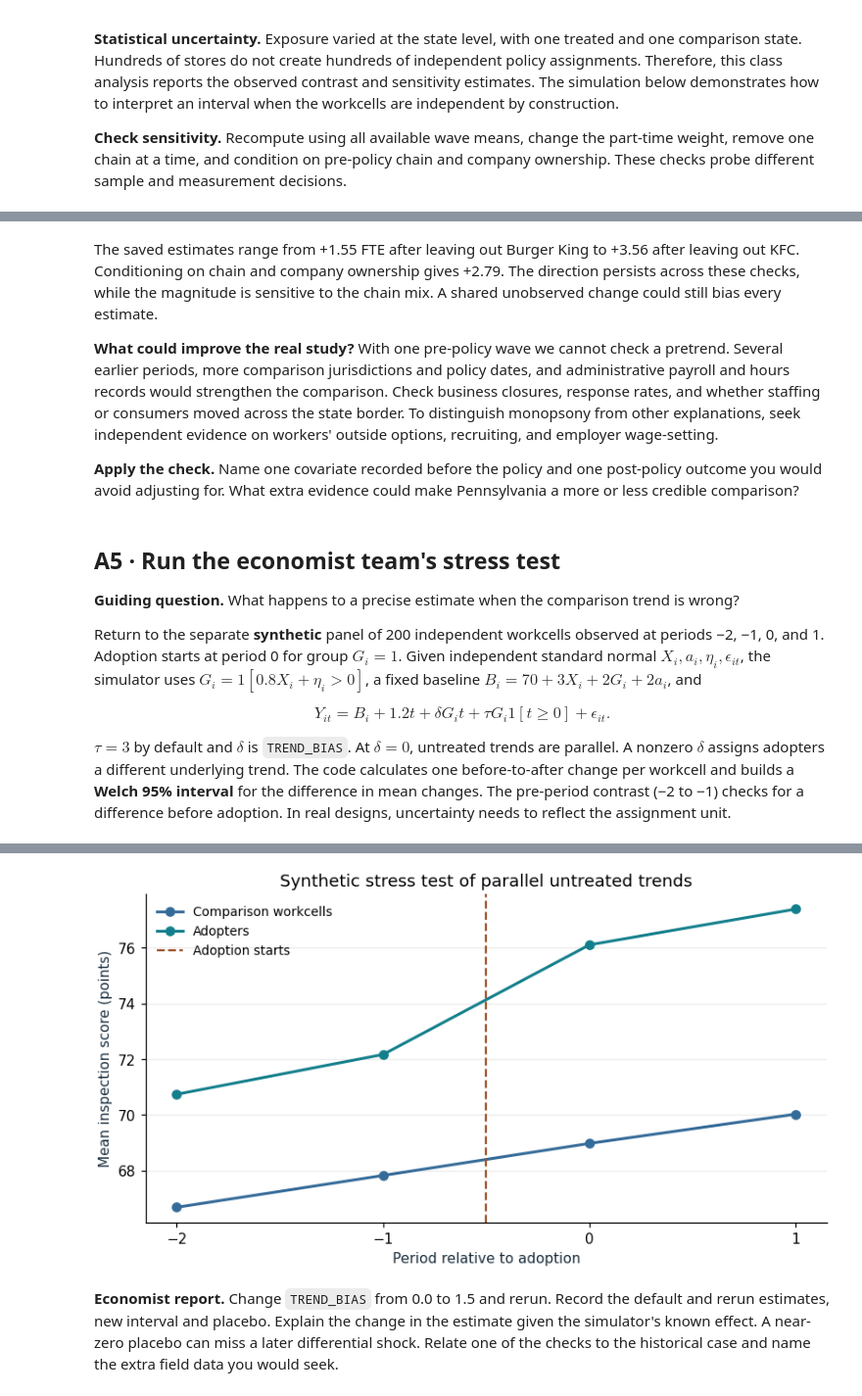
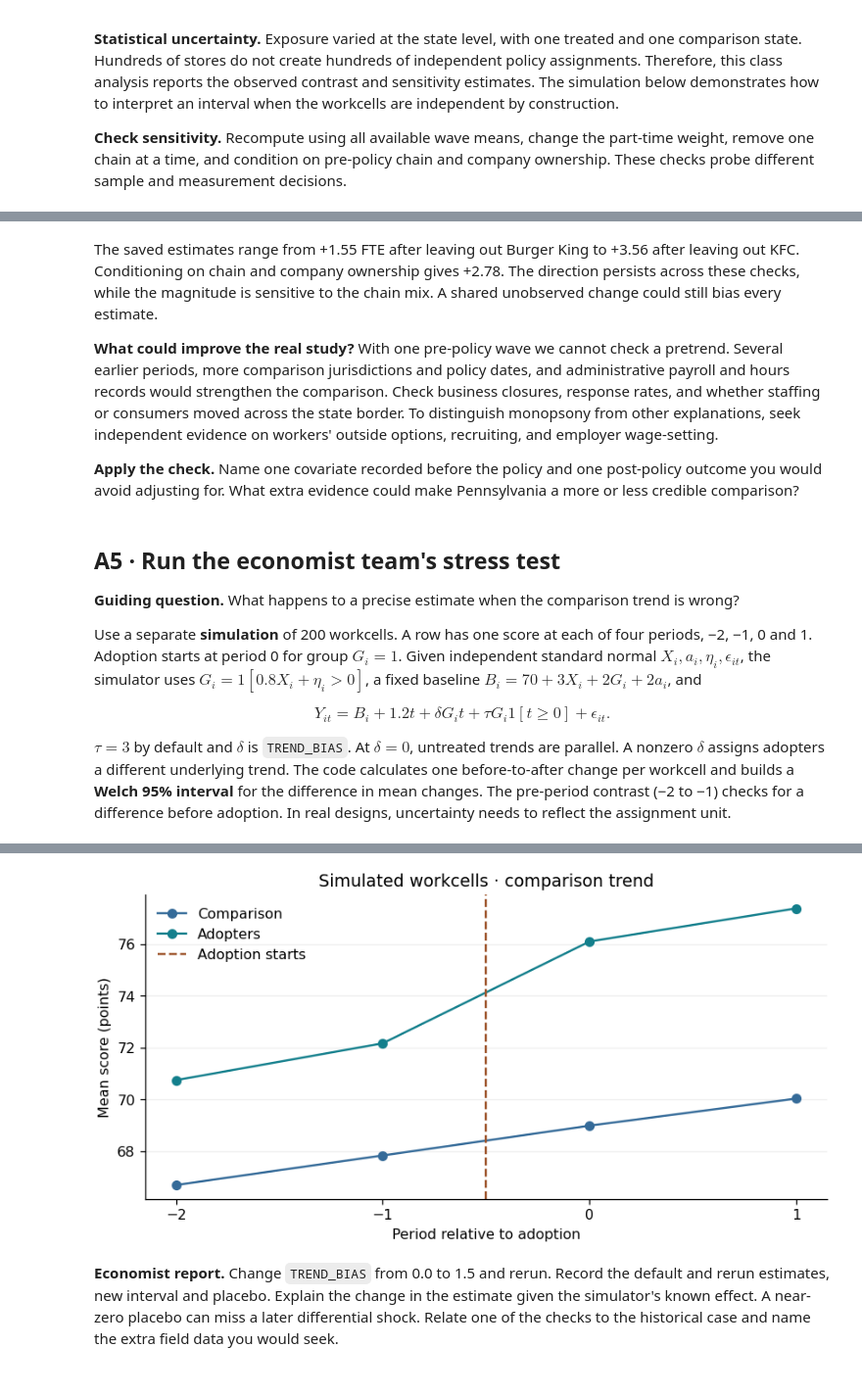
Before and after one commit to sunshineluyao/ml4ss, a Jupyter notebook: modules/05-causal-inference/week04_causal_ml.ipynb, the cells around one changed output, grey strips where cells are left out. Shown at 98% size. Drawn from its saved outputs; the diff is of its cells as text; code cells hidden in the pictures.

```diff
--- a/modules/05-causal-inference/week04_causal_ml.ipynb
+++ b/modules/05-causal-inference/week04_causal_ml.ipynb
@@ -269,5 +241,5 @@ Adjust for baseline chain and company ownership                      2.78
 # %% [markdown]
-The saved estimates range from +1.55 FTE after leaving out Burger King to +3.56 after leaving out KFC. Conditioning on chain and company ownership gives +2.79. The direction persists across these checks, while the magnitude is sensitive to the chain mix. A shared unobserved change could still bias every estimate.
+The saved estimates range from +1.55 FTE after leaving out Burger King to +3.56 after leaving out KFC. Conditioning on chain and company ownership gives +2.78. The direction persists across these checks, while the magnitude is sensitive to the chain mix. A shared unobserved change could still bias every estimate.
 
 **What could improve the real study?** With one pre-policy wave we cannot check a pretrend. Several earlier periods, more comparison jurisdictions and policy dates, and administrative payroll and hours records would strengthen the comparison. Check business closures, response rates, and whether staffing or consumers moved across the state border. To distinguish monopsony from other explanations, seek independent evidence on workers' outside options, recruiting, and employer wage-setting.
 
@@ -277,7 +249,7 @@ The saved estimates range from +1.55 FTE after leaving out Burger King to +3.56
 
 **Guiding question.** What happens to a precise estimate when the comparison trend is wrong?
 
-Return to the separate **synthetic** panel of 200 independent workcells observed at periods −2, −1, 0, and 1. Adoption starts at period 0 for group $G_i=1$. Given independent standard normal $X_i,a_i,\eta_i,\epsilon_{it}$, the simulator uses $G_i=1[0.8X_i+\eta_i>0]$, a fixed baseline $B_i=70+3X_i+2G_i+2a_i$, and
+Use a separate **simulation** of 200 workcells. A row has one score at each of four periods, −2, −1, 0 and 1. Adoption starts at period 0 for group $G_i=1$. Given independent standard normal $X_i,a_i,\eta_i,\epsilon_{it}$, the simulator uses $G_i=1[0.8X_i+\eta_i>0]$, a fixed baseline $B_i=70+3X_i+2G_i+2a_i$, and
 
 $$Y_{it}=B_i+1.2t+\delta G_i t+\tau G_i1[t\geq0]+\epsilon_{it}.$$
 
@@ -285,53 +257,40 @@ $\tau=3$ by default and $\delta$ is `TREND_BIAS`. At $\delta=0$, untreated trend
 # %%
 rng = np.random.default_rng(SEED)
 n_cells = 200
-mix, baseline_shock, adopt_shock = rng.standard_normal((3, n_cells))
-group = (0.8 * mix + adopt_shock > 0).astype(int)
-base = 70 + 3 * mix + 2 * group + 2 * baseline_shock
-times = np.array([-2, -1, 0, 1])
-period_shock = rng.standard_normal((n_cells, len(times)))
-y_panel = (base[:, None] + 1.2 * times + TREND_BIAS * group[:, None] * times
-           + TRUE_EFFECT * group[:, None] * (times >= 0) + period_shock)
-panel = pd.DataFrame({
-    "cell": np.repeat(np.arange(n_cells), len(times)),
-    "period": np.tile(times, n_cells),
-    "adopter": np.repeat(group, len(times)),
-    "active": (group[:, None] * (times >= 0)).ravel(),
-    "score": y_panel.ravel(),
-})
-print("Panel sample · one row per workcell and period")
+mix, baseline_noise, adoption_noise = rng.standard_normal((3, n_cells))
+adopter = (0.8 * mix + adoption_noise > 0).astype(int)
+baseline = 70 + 3 * mix + 2 * adopter + 2 * baseline_noise
+periods = np.array([-2, -1, 0, 1])
+noise = rng.standard_normal((n_cells, len(periods)))
+scores = (baseline[:, None] + 1.2 * periods + TREND_BIAS * adopter[:, None] * periods
+          + TRUE_EFFECT * adopter[:, None] * (periods >= 0) + noise)
+panel = pd.DataFrame(scores, columns=periods).assign(adopter=adopter)
+print("Each row is a workcell. Columns −2 through 1 are its scores by period.")
 print(panel.head().round(2).to_string(index=False))
 
 
-def mean_change_difference(first, second):
-    before, after = list(times).index(first), list(times).index(second)
-    changes = y_panel[:, after] - y_panel[:, before]
-    adopters = changes[group == 1]
-    comparisons = changes[group == 0]
-    estimate = adopters.mean() - comparisons.mean()
-    av, cv = adopters.var(ddof=1) / len(adopters), comparisons.var(ddof=1) / len(comparisons)
-    dof = (av + cv)**2 / (av**2 / (len(adopters) - 1) + cv**2 / (len(comparisons) - 1))
-    margin = stats.t.ppf(0.975, dof) * np.sqrt(av + cv)
-    return estimate, estimate - margin, estimate + margin
+def change_contrast(before, after):
+    changes = panel[after] - panel[before]
+    treated, comparison = changes[panel.adopter == 1], changes[panel.adopter == 0]
+    interval = stats.ttest_ind(treated, comparison, equal_var=False).confidence_interval()
+    return treated.mean() - comparison.mean(), interval.low, interval.high
 
 
-did = mean_change_difference(-1, 0)
-placebo = mean_change_difference(-2, -1)
-panel_means = panel.pivot_table(index="period", columns="adopter", values="score")
-print("\nGroup means · score points")
-print(panel_means.rename(columns={0:"Comparison", 1:"Adopters"}).round(2).to_string())
+did = change_contrast(-1, 0)
+placebo = change_contrast(-2, -1)
 print(f"\nAdoption contrast: {did[0]:.2f} points, 95% interval [{did[1]:.2f}, {did[2]:.2f}]")
 print(f"Pre-adoption placebo: {placebo[0]:.2f}, interval [{placebo[1]:.2f}, {placebo[2]:.2f}]")
-print(f"Known synthetic adoption effect: {TRUE_EFFECT:.2f} points")
+print(f"Known simulated adoption effect: {TRUE_EFFECT:.2f} points")
 
-print(f"Absolute gap to the simulated effect: {abs(did[0] - TRUE_EFFECT):.2f} points")
-fig, ax = plt.subplots(figsize=(7.25, 3.95), layout="constrained")
-for group_id, name, color in [(0, "Comparison workcells", "#356B99"), (1, "Adopters", "#137F8C")]:
-    ax.plot(times, panel_means[group_id], marker="o", lw=2, label=name, color=color)
+means = panel.groupby("adopter")[list(periods)].mean().T
+means = means.rename(columns={0: "Comparison", 1: "Adopters"})
+fig, ax = plt.subplots(figsize=(7.25, 3.7), layout="constrained")
+for group, color in [("Comparison", "#356B99"), ("Adopters", "#137F8C")]:
+    ax.plot(periods, means[group], marker="o", color=color, label=group)
 ax.axvline(-0.5, linestyle="--", color="#9D542B", label="Adoption starts")
-ax.set(xticks=times, xlabel="Period relative to adoption", ylabel="Mean inspection score (points)",
-       title="Synthetic stress test of parallel untreated trends")
-ax.grid(axis="y", alpha=.24)
-ax.legend(frameon=False, fontsize=9)
+ax.set(xticks=periods, xlabel="Period relative to adoption", ylabel="Mean score (points)",
+       title="Simulated workcells · comparison trend")
+ax.legend(frameon=False)
+ax.grid(axis="y", alpha=.2)
 plt.show()
 # %% [output]
@@ -358,4 +308,4 @@ Absolute gap to the simulated effect: 0.22 points
-[figure, old version]
+[figure, new version]
 # %% [markdown]
 **Economist report.** Change `TREND_BIAS` from 0.0 to 1.5 and rerun. Record the default and rerun estimates, new interval and placebo. Explain the change in the estimate given the simulator's known effect. A near-zero placebo can miss a later differential shock. Relate one of the checks to the historical case and name the extra field data you would seek.
 # %% [markdown]
```
Also changed, not shown: parts of 18 cells of this notebook.
